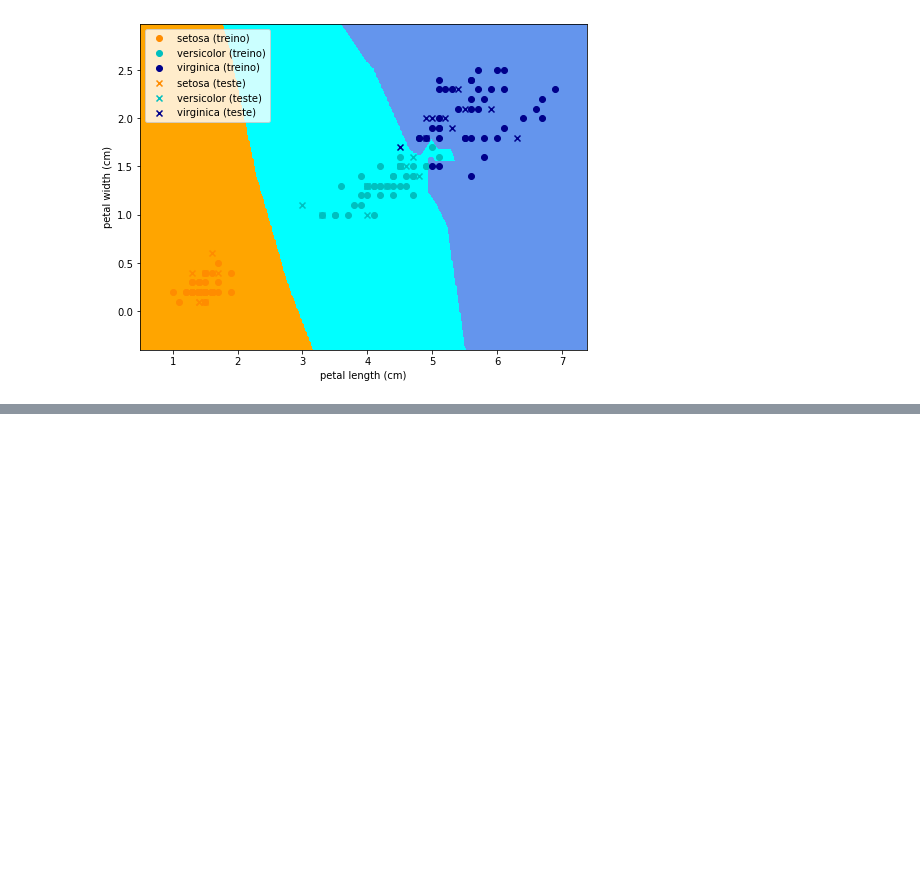
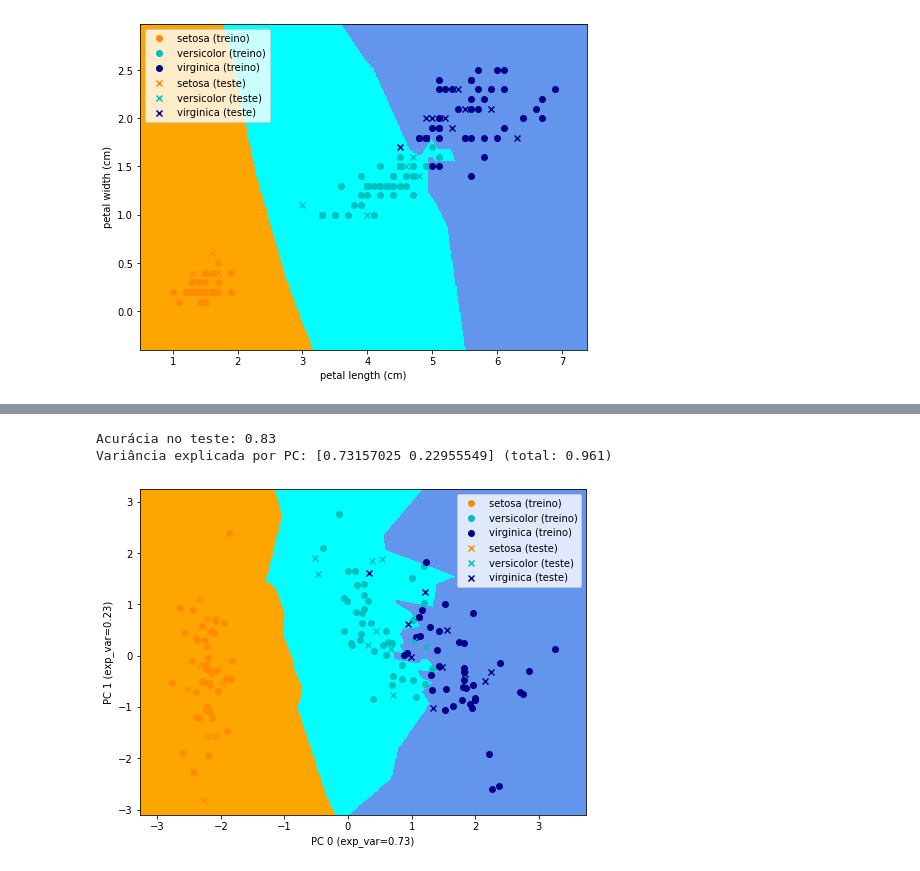
Before and after one commit to julianofoleiss/AM36O, a Jupyter notebook: semana 3/2 - KNN.ipynb, the cells around one changed output, grey strips where cells are left out. Drawn from its saved outputs; the diff is of its cells as text; code cells hidden in the pictures; blank space fills up the shorter version.

```diff
--- a/semana 3/2 - KNN.ipynb
+++ b/semana 3/2 - KNN.ipynb
@@ -132,24 +132,38 @@ pred = knn.predict(X_teste) # classificar os exemplos do conjunto de teste.
 # %%
 from matplotlib.colors import ListedColormap
 
-def plotar_fronteira_decisao(knn, X_treino, y_treino, X_teste, y_teste, ax=None):
+def plotar_fronteira_decisao(classificador, X_treino, y_treino, X_teste, y_teste, ax=None):
 
+    #criar um mapa de cores de forma que a fronteira de decisão seja clara
+    #e os pontos das classes correspondentes sejam da mesma cor, mas mais escuros.
     cmap_claro = ListedColormap(['orange', 'cyan', 'cornflowerblue'])
     cmap_escuro = ['darkorange', 'c', 'darkblue']
 
+    #passo do grid de predições. Quanto menor, melhor a resolução, mas mais demorado pra calcular.
     grafico_delta = 0.02
+
+    #Criar o grid de predições. Pra prática estamos criando pontos no espaço de atributos para
+    #fazer as predições. Estas predições são usadas depois para fazer um gráfico de contornos preenchido com
+    #as regiões da cor de cada classe.
     xmin, xmax = X_treino[:,0].min() - 0.5, X_treino[:,0].max() + 0.5
     ymin, ymax = X_treino[:,1].min() - 0.5 , X_treino[:,1].max() + 0.5
     xx, yy = np.meshgrid(np.arange(xmin, xmax, grafico_delta),
                          np.arange(ymin, ymax, grafico_delta))
-    pred_grafico = knn.predict(np.c_[xx.ravel(), yy.ravel()])
+
+    #Realizar as predições dos exemplos gerados acima.
+    pred_grafico = classificador.predict(np.c_[xx.ravel(), yy.ravel()])
     pred_grafico = pred_grafico.reshape(xx.shape)
 
     if ax is None:
         _, ax = plt.subplots(figsize=(8,6))
 
+    #Plotar o gráfico de contornos
     ax.contourf(xx,yy,pred_grafico, cmap=cmap_claro)
+
+    #Plotar as instâncias
     plotar_instancias(X_treino, y_treino, X_teste, y_teste, cmap_escuro, ax=ax)
+
+    #ajeitar os limites dos eixos e seus rótulos.
     ax.set_xlim(xx.min(), xx.max())
     ax.set_ylim(yy.min(), yy.max())
     ax.set_xlabel(df.columns[0])
@@ -189,0 +232,43 @@ Acurácia no teste: 0.97
+# %%
+from sklearn.decomposition import PCA
+from sklearn.preprocessing import StandardScaler
+
+X = ds.data #vamos usar todos os atributos
+y = ds.target
+
+# X.values e y.values para extrai os dados como numpy arrays
+X_treino, X_teste, y_treino, y_teste = train_test_split(X.values, y.values, test_size=0.2, random_state=1,
+                                                       stratify=y.values)
+
+# É necessário colocar todos os atributos na mesma escala para que o PCA funcione corretamente.
+ss = StandardScaler()
+ss.fit(X_treino) # os parametros da normalização são calculados apenas no conjunto de treino
+X_treino = ss.transform(X_treino)
+X_teste = ss.transform(X_teste) # os dados do conjunto de teste são normalizados de acordo com os parametros estimados no conjunto de treino!
+
+pca = PCA(n_components=2)
+pca.fit(X_treino)
+X_treino_pca = pca.transform(X_treino)
+X_teste_pca = pca.transform(X_teste)
+
+# X_treino_pca = np.hstack((X_treino_pca[:,0] * pca.explained_variance_ratio_[0], X_treino_pca[:,1] * pca.explained_variance_ratio_[1])).reshape((2, -1)).T
+# X_teste_pca = np.hstack((X_teste_pca[:,0] * pca.explained_variance_ratio_[0], X_teste_pca[:,1] * pca.explained_variance_ratio_[1])).reshape((2, -1)).T
+
+knn = KNeighborsClassifier(n_neighbors=1)
+knn.fit(X_treino_pca, y_treino)
+pred = knn.predict(X_teste_pca)  # classificar as instâncias do conjunto de teste.
+
+print("Acurácia no teste: %.2f" % accuracy_score(y_teste, pred))
+
+print("Variância explicada por PC: %s (total: %.3f)" % (pca.explained_variance_ratio_,sum(pca.explained_variance_ratio_)))
+
+print()
+
+ax = plotar_fronteira_decisao(knn, X_treino_pca, y_treino, X_teste_pca, y_teste)
+ax.set_xlabel('PC 0 (exp_var=%.2f)' % pca.explained_variance_ratio_[0])
+ax.set_ylabel('PC 1 (exp_var=%.2f)' % pca.explained_variance_ratio_[1])
+plt.show()
+# %% [output]
+Acurácia no teste: 0.83
+Variância explicada por PC: [0.73157025 0.22955549] (total: 0.961)
+[figure, added]
```
Also changed, not shown: parts of 13 cells of this notebook.
